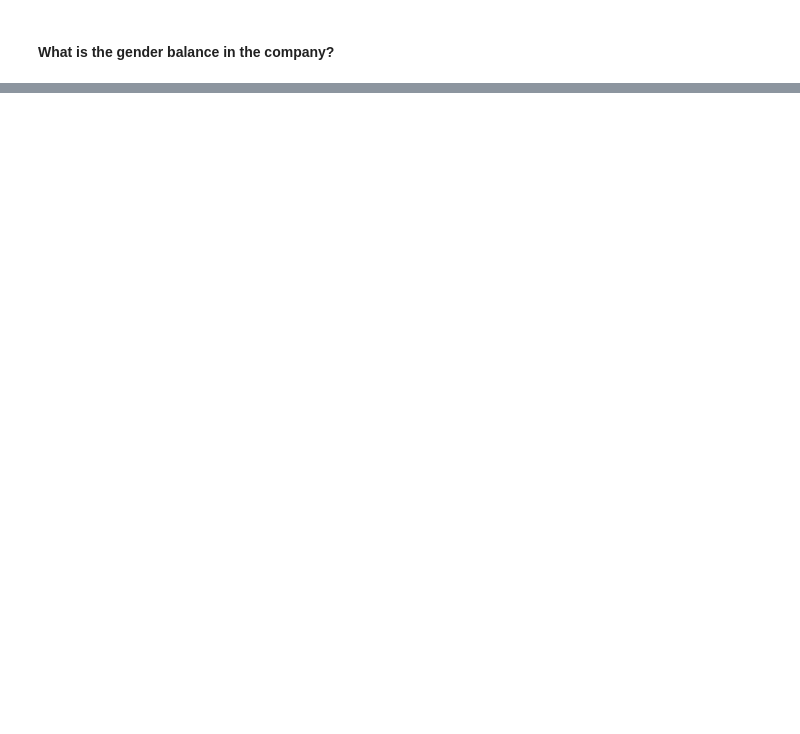
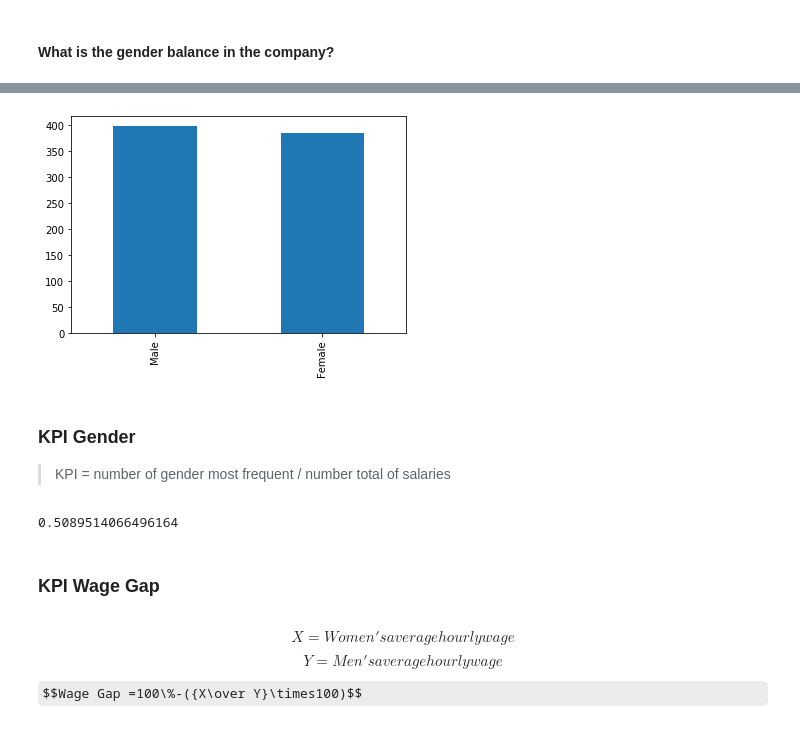
Before and after one commit to MohamedElGuendouz/mohamedelguendouz.github.io, a Jupyter notebook: projects/Create KPI's/Create_KPI's.ipynb, the cells around one changed output, grey strips where cells are left out. Saved outputs shown, nothing was run; the diff lists cells and outputs as text; code cells hidden in the pictures; some formulas as TeX source; blank space fills up the shorter version.

```diff
--- a/projects/Create KPI's/Create_KPI's.ipynb
+++ b/projects/Create KPI's/Create_KPI's.ipynb
@@ -83 +53,21 @@ freq         429
 Name: gender, dtype: object
+# %%
+df_count_gender['gender'].value_counts().plot(kind='bar');
+# %% [output]
+[figure, added]
+# %% [markdown]
+### KPI Gender
+
+> KPI = number of gender most frequent / number total of salaries
+# %%
+KPI_Gender = df_count_gender["gender"].describe().freq/df_count_gender["gender"].count()
+KPI_Gender
+# %% [output]
+0.5089514066496164
+# %% [markdown]
+### KPI Wage Gap
+# %% [markdown]
+$$X = Women's average hourly wage$$
+$$Y = Men's average hourly wage$$
+
+$$Wage Gap =100\%-({X\over Y}\times100)$$
```
Also changed, not shown: parts of 10 cells of this notebook, 10 other files.
